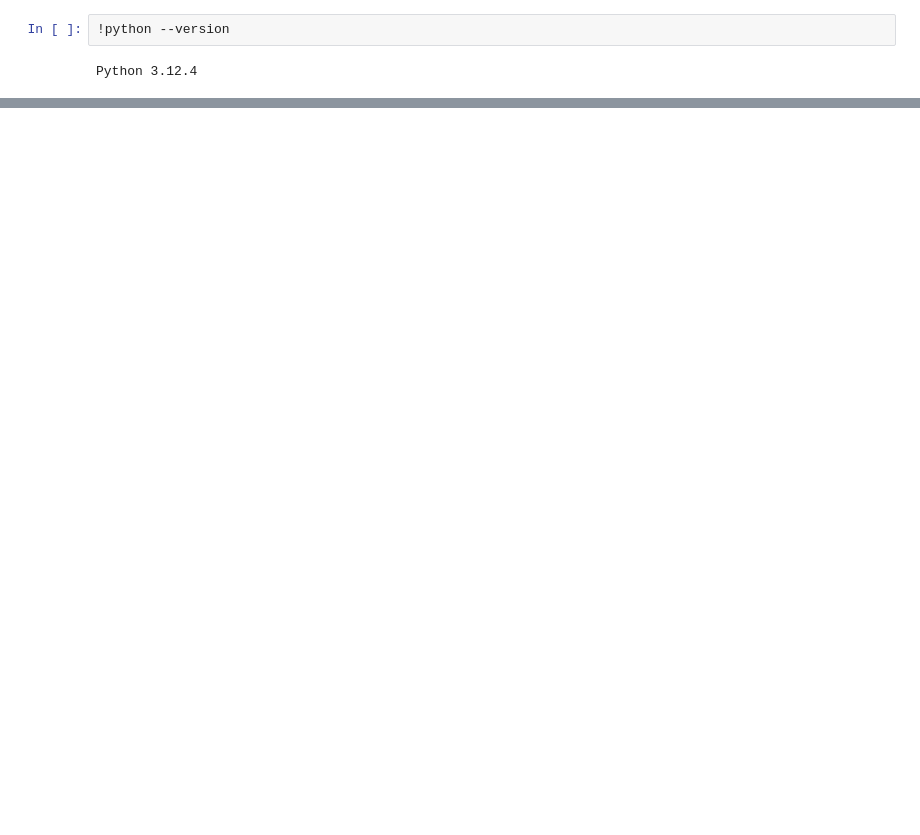
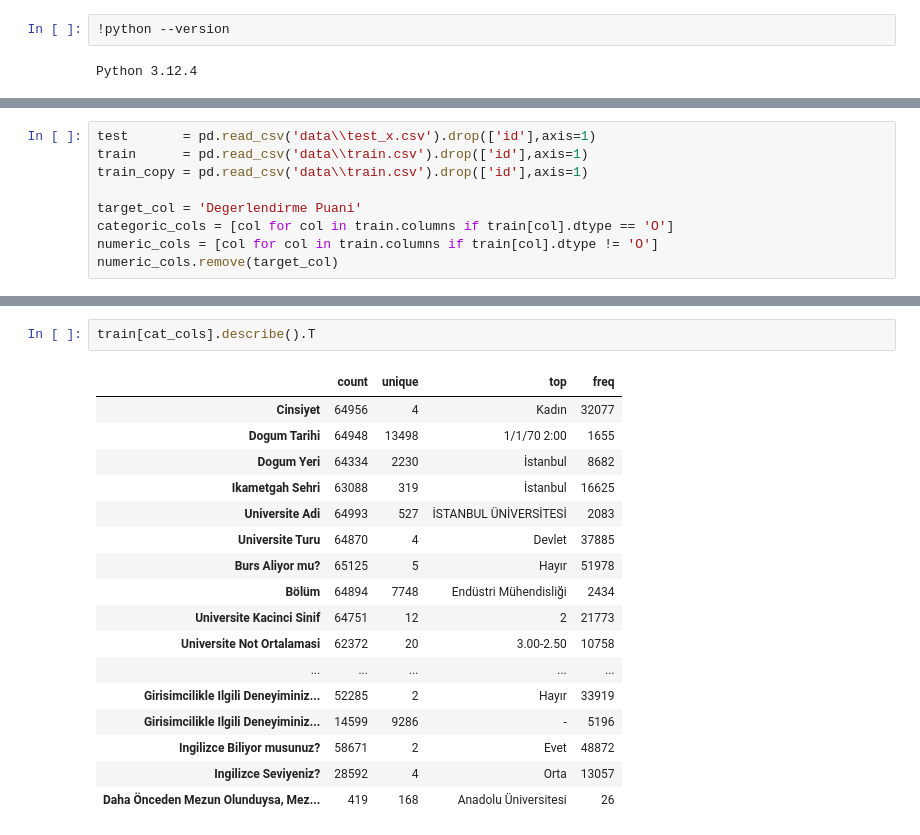
Before and after one commit to yusuferendolek/Datathon2024, a Jupyter notebook: datathon-reworked.ipynb, the cells around one changed output, grey strips where cells are left out. Saved outputs shown, nothing was run; the diff lists cells and outputs as text; blank space fills up the shorter version.

Commit message:
dogum yeri

```diff
--- a/datathon-reworked.ipynb
+++ b/datathon-reworked.ipynb
@@ -58,3 +50,12 @@ train = pd.read_csv('data\\train.csv')
+# %%
+test       = pd.read_csv('data\\test_x.csv').drop(['id'],axis=1)
+train      = pd.read_csv('data\\train.csv').drop(['id'],axis=1)
+train_copy = pd.read_csv('data\\train.csv').drop(['id'],axis=1)
+
+target_col = 'Degerlendirme Puani'
+categoric_cols = [col for col in train.columns if train[col].dtype == 'O']
+numeric_cols = [col for col in train.columns if train[col].dtype != 'O']
+numeric_cols.remove(target_col)
 # %%
 train
 # %% [output]
@@ -522,0 +95,20 @@ Name: count, dtype: int64
+# %%
+train[cat_cols].describe().T
+# %% [output]
+|  | count | unique | top | freq |
+| Cinsiyet | 64956 | 4 | Kadın | 32077 |
+| Dogum Tarihi | 64948 | 13498 | 1/1/70 2:00 | 1655 |
+| Dogum Yeri | 64334 | 2230 | İstanbul | 8682 |
+| Ikametgah Sehri | 63088 | 319 | İstanbul | 16625 |
+| Universite Adi | 64993 | 527 | İSTANBUL ÜNİVERSİTESİ | 2083 |
+| Universite Turu | 64870 | 4 | Devlet | 37885 |
+| Burs Aliyor mu? | 65125 | 5 | Hayır | 51978 |
+| Bölüm | 64894 | 7748 | Endüstri Mühendisliği | 2434 |
+| Universite Kacinci Sinif | 64751 | 12 | 2 | 21773 |
+| Universite Not Ortalamasi | 62372 | 20 | 3.00-2.50 | 10758 |
+| ... | ... | ... | ... | ... |
+| Girisimcilikle Ilgili Deneyiminiz... | 52285 | 2 | Hayır | 33919 |
+| Girisimcilikle Ilgili Deneyiminiz... | 14599 | 9286 | - | 5196 |
+| Ingilizce Biliyor musunuz? | 58671 | 2 | Evet | 48872 |
+| Ingilizce Seviyeniz? | 28592 | 4 | Orta | 13057 |
+| Daha Önceden Mezun Olunduysa, Mez... | 419 | 168 | Anadolu Üniversitesi | 26 |
```
Also changed, not shown: parts of 46 cells of this notebook, 1 other file.
